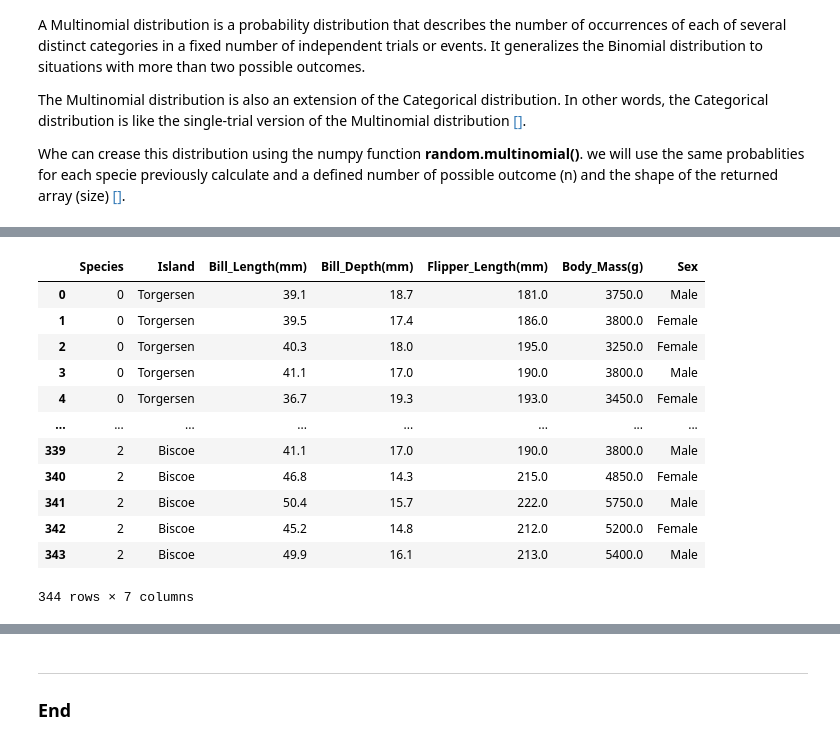
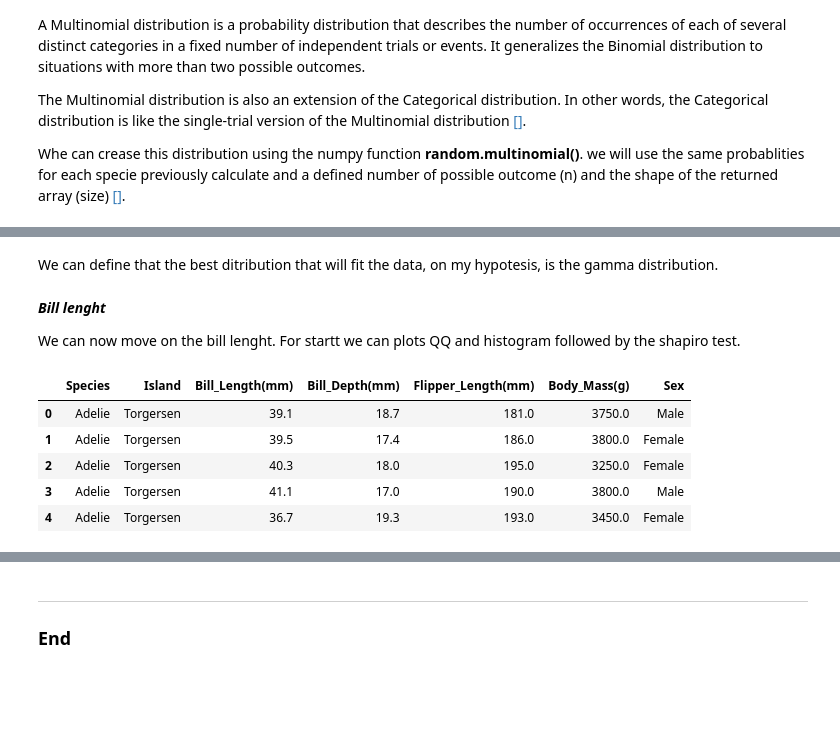
Before and after one commit to Cecilia8989/fund_data_analysis, a Jupyter notebook: task.ipynb, the cells around one changed output, grey strips where cells are left out. Cells and saved outputs as stored; diff of their text form; code cells hidden in the pictures; blank space fills up the shorter version.

```diff
--- a/task.ipynb
+++ b/task.ipynb
@@ -910,0 +913,5 @@ plt.show()
+# %%
+# Revert the numerical encoding of the 'Species' column back to categorical values
+df['Species'] = le.inverse_transform(df['Species'])
+# Check the revert have been properly done calculating the count of unique value
+df['Species'].value_counts()
@@ -945,16 +1083,15 @@ array([[1, 0, 1],
+# %% [markdown]
+We can define that the best ditribution that will fit the data, on my hypotesis, is the gamma distribution.
+# %% [markdown]
+***Bill lenght***
+
+We can now move on the bill lenght. For startt we can plots QQ and histogram followed by the shapiro test.
 # %%
-df
+df.head()
 # %% [output]
 |  | Species | Island | Bill_Length(mm) | Bill_Depth(mm) | Flipper_Length(mm) | Body_Mass(g) | Sex |
-| 0 | 0 | Torgersen | 39.1 | 18.7 | 181.0 | 3750.0 | Male |
-| 1 | 0 | Torgersen | 39.5 | 17.4 | 186.0 | 3800.0 | Female |
-| 2 | 0 | Torgersen | 40.3 | 18.0 | 195.0 | 3250.0 | Female |
-| 3 | 0 | Torgersen | 41.1 | 17.0 | 190.0 | 3800.0 | Male |
-| 4 | 0 | Torgersen | 36.7 | 19.3 | 193.0 | 3450.0 | Female |
-| ... | ... | ... | ... | ... | ... | ... | ... |
-| 339 | 2 | Biscoe | 41.1 | 17.0 | 190.0 | 3800.0 | Male |
-| 340 | 2 | Biscoe | 46.8 | 14.3 | 215.0 | 4850.0 | Female |
-| 341 | 2 | Biscoe | 50.4 | 15.7 | 222.0 | 5750.0 | Male |
-| 342 | 2 | Biscoe | 45.2 | 14.8 | 212.0 | 5200.0 | Female |
-| 343 | 2 | Biscoe | 49.9 | 16.1 | 213.0 | 5400.0 | Male |
+| 0 | Adelie | Torgersen | 39.1 | 18.7 | 181.0 | 3750.0 | Male |
+| 1 | Adelie | Torgersen | 39.5 | 17.4 | 186.0 | 3800.0 | Female |
+| 2 | Adelie | Torgersen | 40.3 | 18.0 | 195.0 | 3250.0 | Female |
+| 3 | Adelie | Torgersen | 41.1 | 17.0 | 190.0 | 3800.0 | Male |
+| 4 | Adelie | Torgersen | 36.7 | 19.3 | 193.0 | 3450.0 | Female |
-344 rows × 7 columns
```
Also changed, not shown: parts of 23 cells of this notebook, 1 other file.
